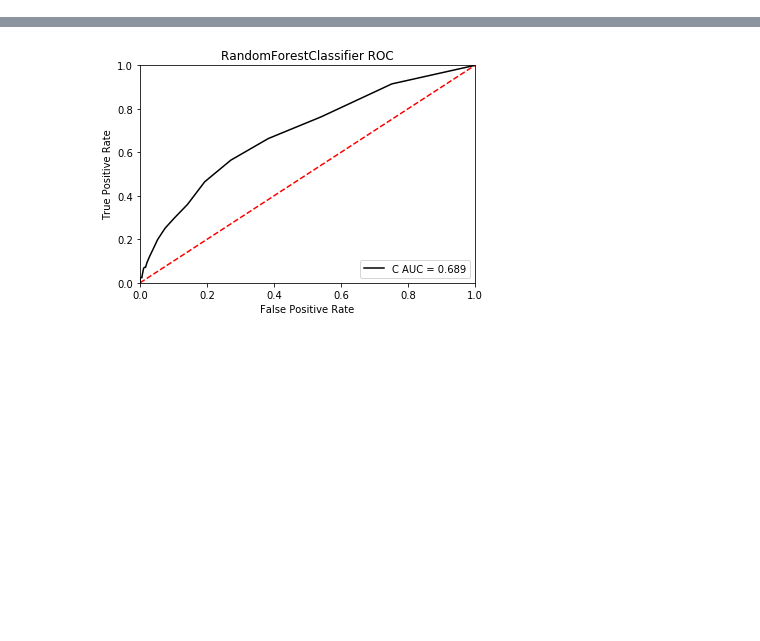
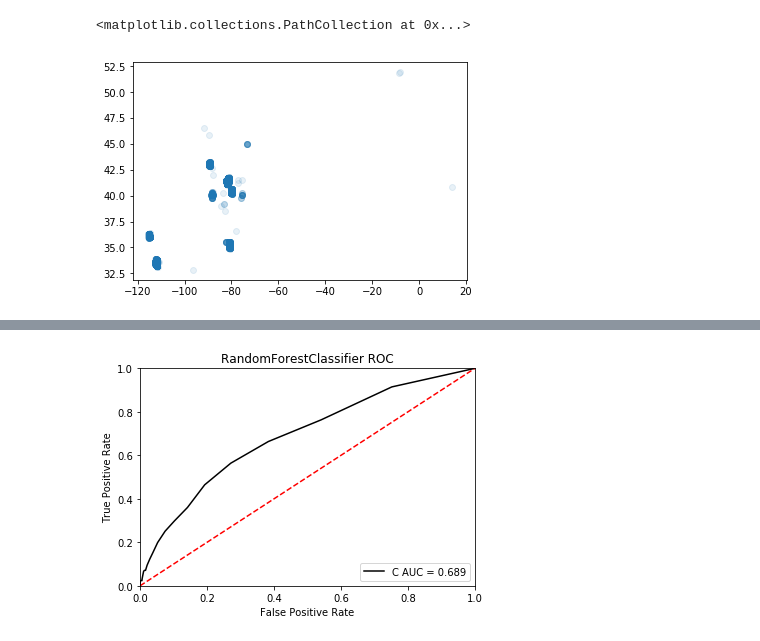
Before and after one commit to ellcrane/restaurant-closing-probability, a Jupyter notebook: notebooks/model.ipynb, the cells around one changed output, grey strips where cells are left out. Cells and saved outputs as stored; diff of their text form; code cells hidden in the pictures; blank space fills up the shorter version.

Commit message:
added query files that allows person to get a probability by address, and did a little EDA on longitude/latitude

```diff
--- a/notebooks/model.ipynb
+++ b/notebooks/model.ipynb
@@ -133,7 +133,7 @@ census_columns = ['2016 ACS 5-Year Population Estimate',
 price_and_nearby_columns = ['avg_price_level','avg_rating','num_nearby_restaurants','relative rating',
                             'price_level','relative_price']
 
-info_columns = ['name','city','postal_code','address','business_id','latitude','longitude','neighborhood']
+info_columns = ['name','city','state','postal_code','address','business_id','latitude','longitude','neighborhood']
 
 top_review_values, top_review_columns = rf_best_features(df, review_columns, 100)
 
@@ -169,4 +169,4 @@ predictions = rf_model.predict_proba(x_df)[:,1]
 # %%
 predictions_df = pd.DataFrame(data=predictions,columns=['closing_probability'])
 # %%
-final_df = pd.concat([x_df,predictions_df],axis=1)
+final_df = pd.concat([df[info_columns],x_df,predictions_df],axis=1)
@@ -192,0 +192,6 @@ set(df.columns) - set(x_df.columns)
+# %%
+fig, ax = plt.subplots()
+ax.scatter(final_df['longitude'],final_df['latitude'],alpha=.1)
+# %% [output]
+<matplotlib.collections.PathCollection at 0x...>
+[figure, added]
```
Also changed, not shown: parts of 7 cells of this notebook, 2 other files.
